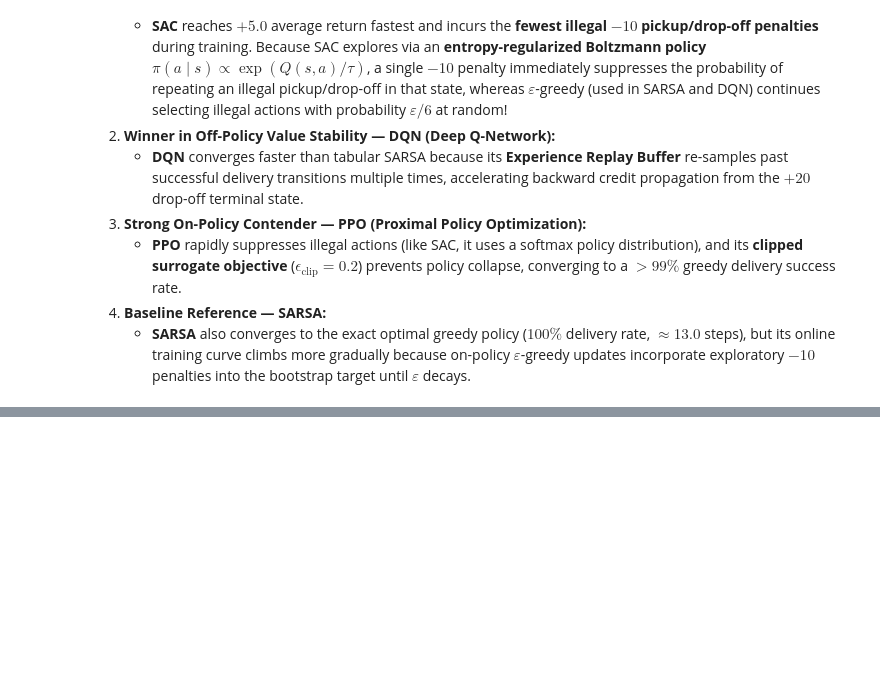
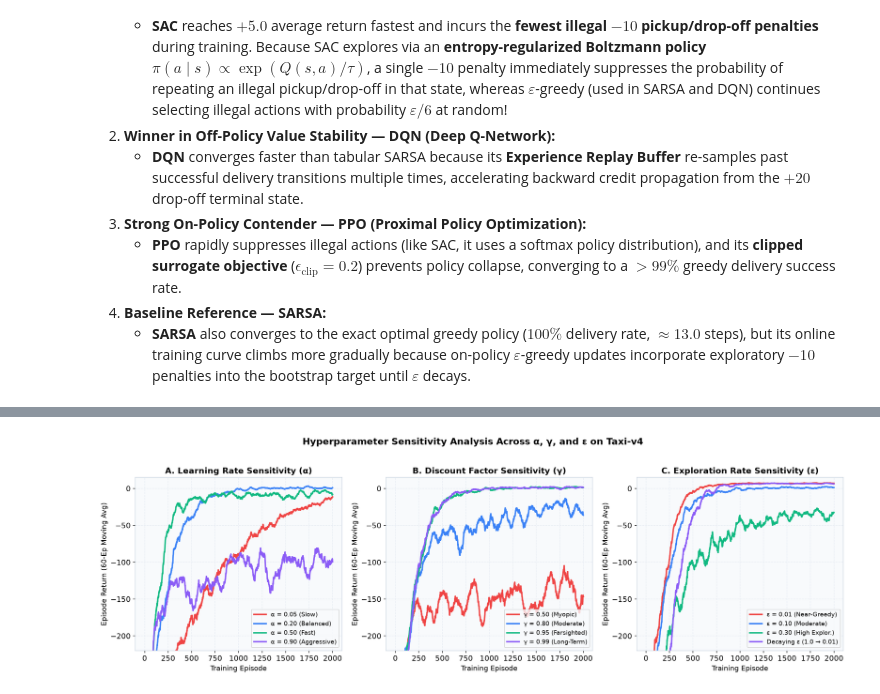
Before and after one commit to devsijanpandey12/RL_FINAL_MINIPROJECT, a Jupyter notebook: Taxi_Pickup_Dropoff_RL_Comparison.ipynb, the cells around one changed output, grey strips where cells are left out. Saved outputs shown, nothing was run; the diff lists cells and outputs as text; code cells hidden in the pictures; blank space fills up the shorter version.

Commit message:
added hyperparameter tuning and heatmap plots

```diff
--- a/Taxi_Pickup_Dropoff_RL_Comparison.ipynb
+++ b/Taxi_Pickup_Dropoff_RL_Comparison.ipynb
@@ -675,0 +687,54 @@ PPO (Clipped Actor-Critic)   On-Policy                     1023
+# %%
+# Section 7: Hyperparameter Sensitivity Experiments Across alpha, gamma, and epsilon
+def run_td_experiment(episodes=2000, alpha=0.25, gamma=0.95, eps_start=0.10, eps_decay=1.0, eps_min=0.01, n_seeds=3):
+    all_rews = np.zeros((n_seeds, episodes))
+    for s_i in range(n_seeds):
+        _, h = train_sarsa(episodes=episodes, alpha=alpha, gamma=gamma,
+                           eps_start=eps_start, eps_decay=eps_decay, eps_min=eps_min, seed=200 + s_i*13)
+        all_rews[s_i] = h["rewards"]
+    return np.mean(all_rews, axis=0)
+
+alpha_curves = {
+    "α = 0.05 (Slow)":       run_td_experiment(alpha=0.05, gamma=0.95, eps_start=0.10),
+    "α = 0.20 (Balanced)":   run_td_experiment(alpha=0.20, gamma=0.95, eps_start=0.10),
+    "α = 0.50 (Fast)":       run_td_experiment(alpha=0.50, gamma=0.95, eps_start=0.10),
+    "α = 0.90 (Aggressive)": run_td_experiment(alpha=0.90, gamma=0.95, eps_start=0.10),
+}
+
+gamma_curves = {
+    "γ = 0.50 (Myopic)":     run_td_experiment(alpha=0.25, gamma=0.50, eps_start=0.10),
+    "γ = 0.80 (Moderate)":   run_td_experiment(alpha=0.25, gamma=0.80, eps_start=0.10),
+    "γ = 0.95 (Farsighted)": run_td_experiment(alpha=0.25, gamma=0.95, eps_start=0.10),
+    "γ = 0.99 (Long-Term)":  run_td_experiment(alpha=0.25, gamma=0.99, eps_start=0.10),
+}
+
+eps_curves = {
+    "ε = 0.01 (Near-Greedy)":  run_td_experiment(alpha=0.25, gamma=0.95, eps_start=0.01),
+    "ε = 0.10 (Moderate)":     run_td_experiment(alpha=0.25, gamma=0.95, eps_start=0.10),
+    "ε = 0.30 (High Explor.)": run_td_experiment(alpha=0.25, gamma=0.95, eps_start=0.30),
+    "Decaying ε (1.0 → 0.01)": run_td_experiment(alpha=0.25, gamma=0.95, eps_start=1.00, eps_decay=0.995, eps_min=0.01),
+}
+
+fig, axes = plt.subplots(1, 3, figsize=(16, 5.0))
+ep_x2 = np.arange(1, 2001)
+colors = ['#EF4444', '#3B82F6', '#10B981', '#8B5CF6']
+
+for ax, title, curve_dict in [
+    (axes[0], "A. Learning Rate Sensitivity (α)", alpha_curves),
+    (axes[1], "B. Discount Factor Sensitivity (γ)", gamma_curves),
+    (axes[2], "C. Exploration Rate Sensitivity (ε)", eps_curves),
+]:
+    for (lbl, arr), c in zip(curve_dict.items(), colors):
+        ax.plot(ep_x2, rolling_mean(arr, 60), label=lbl, color=c, lw=2.2)
+    ax.set_title(title)
+    ax.set_xlabel("Training Episode")
+    ax.set_ylabel("Episode Return (60-Ep Moving Avg)")
+    ax.set_ylim(-220, 15)
+    ax.legend(loc='lower right', fontsize=9.2)
+
+plt.suptitle("Hyperparameter Sensitivity Analysis Across α, γ, and ε on Taxi-v4", fontsize=14, fontweight='bold', y=1.02)
+plt.tight_layout()
+fig.savefig(r"c:\Users\sijan\Desktop\rl_mini_project\figures\fig3_hyperparameter_sensitivity.png", dpi=150, bbox_inches='tight')
+plt.show()
+# %% [output]
+[figure, added]
```
Also changed, not shown: parts of 4 cells of this notebook, 2 other files.
